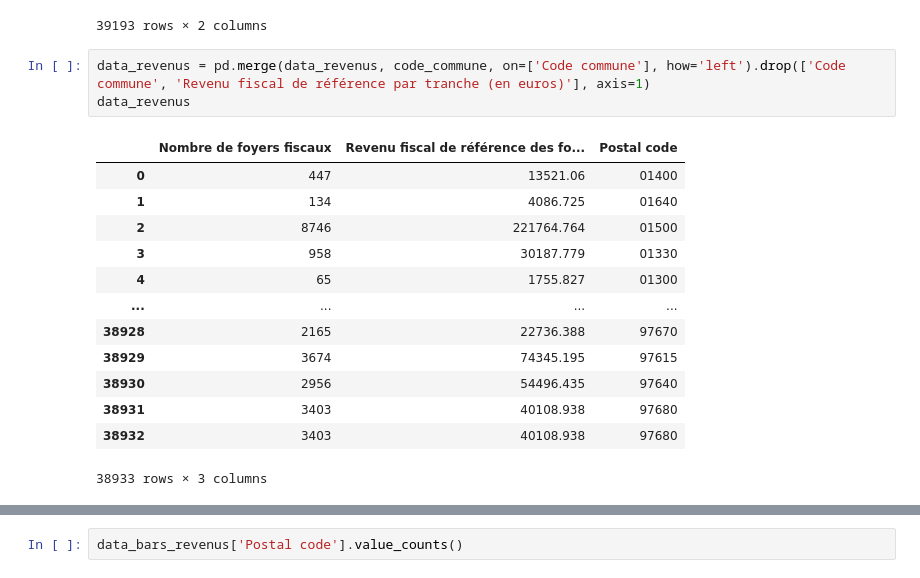
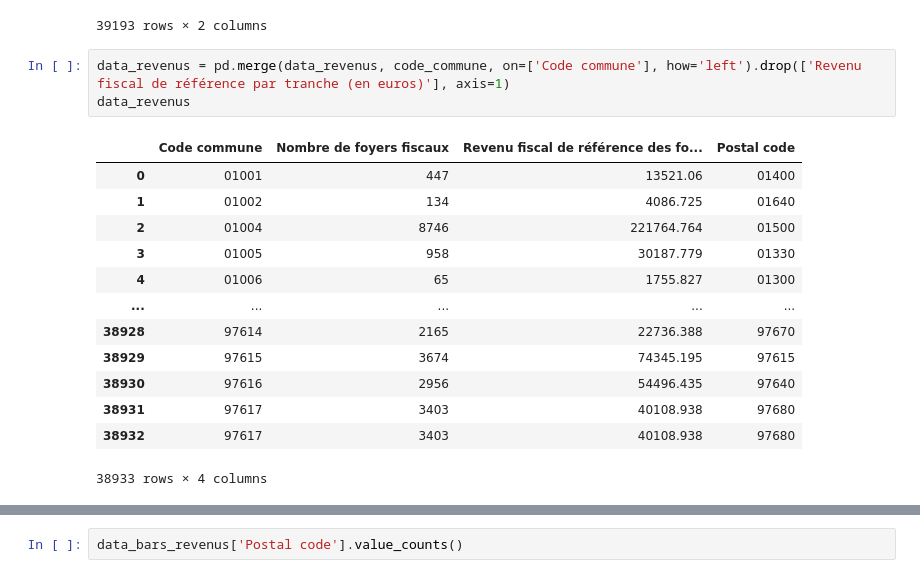
Before and after one commit to youenn-loie/delta, a Jupyter notebook: bars/src/data_bars/main.ipynb, the cells around one changed output, grey strips where cells are left out. Saved outputs shown, nothing was run; the diff lists cells and outputs as text.

Commit message:
need to group by postal code

```diff
--- a/bars/src/data_bars/main.ipynb
+++ b/bars/src/data_bars/main.ipynb
@@ -354,19 +368,19 @@ code_commune
 | 39192 | 50225 | 50410 |
 39193 rows × 2 columns
 # %%
-data_revenus = pd.merge(data_revenus, code_commune, on=['Code commune'], how='left').drop(['Code commune', 'Revenu fiscal de référence par tranche (en euros)'], axis=1)
+data_revenus = pd.merge(data_revenus, code_commune, on=['Code commune'], how='left').drop(['Revenu fiscal de référence par tranche (en euros)'], axis=1)
 data_revenus
 # %% [output]
-|  | Nombre de foyers fiscaux | Revenu fiscal de référence des fo... | Postal code |
-| 0 | 447 | 13521.06 | 01400 |
-| 1 | 134 | 4086.725 | 01640 |
-| 2 | 8746 | 221764.764 | 01500 |
-| 3 | 958 | 30187.779 | 01330 |
-| 4 | 65 | 1755.827 | 01300 |
-| ... | ... | ... | ... |
-| 38928 | 2165 | 22736.388 | 97670 |
-| 38929 | 3674 | 74345.195 | 97615 |
-| 38930 | 2956 | 54496.435 | 97640 |
-| 38931 | 3403 | 40108.938 | 97680 |
-| 38932 | 3403 | 40108.938 | 97680 |
+|  | Code commune | Nombre de foyers fiscaux | Revenu fiscal de référence des fo... | Postal code |
+| 0 | 01001 | 447 | 13521.06 | 01400 |
+| 1 | 01002 | 134 | 4086.725 | 01640 |
+| 2 | 01004 | 8746 | 221764.764 | 01500 |
+| 3 | 01005 | 958 | 30187.779 | 01330 |
+| 4 | 01006 | 65 | 1755.827 | 01300 |
+| ... | ... | ... | ... | ... |
+| 38928 | 97614 | 2165 | 22736.388 | 97670 |
+| 38929 | 97615 | 3674 | 74345.195 | 97615 |
+| 38930 | 97616 | 2956 | 54496.435 | 97640 |
+| 38931 | 97617 | 3403 | 40108.938 | 97680 |
+| 38932 | 97617 | 3403 | 40108.938 | 97680 |
-38933 rows × 3 columns
+38933 rows × 4 columns
```
Also changed, not shown: parts of 4 cells of this notebook.
